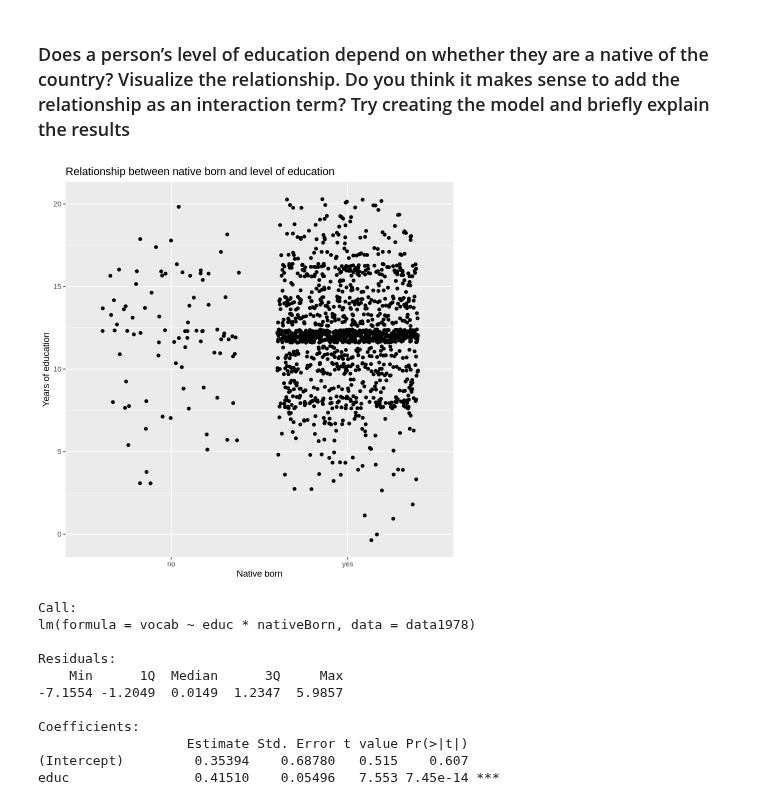
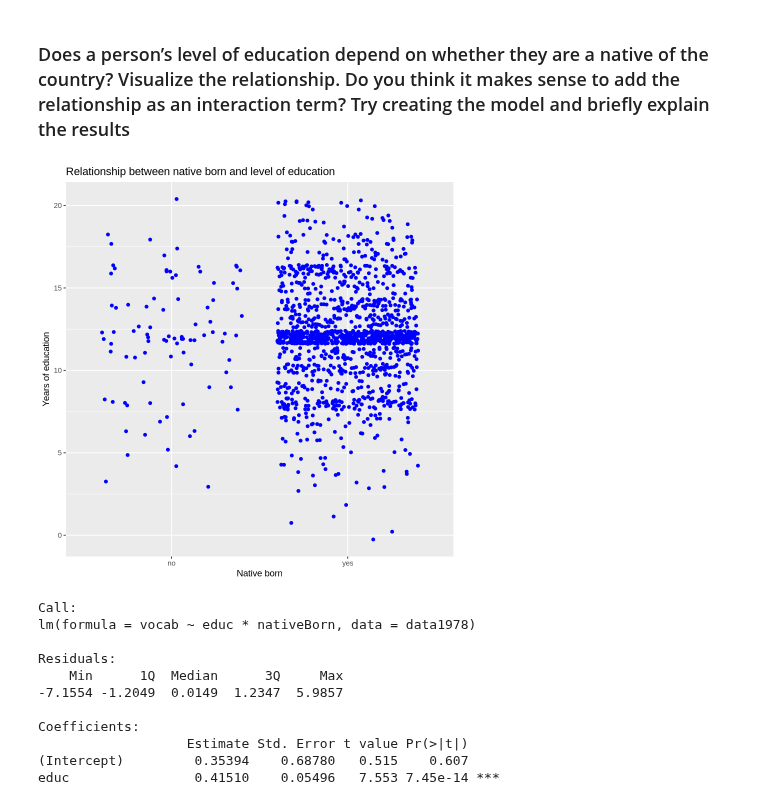
Before and after one commit to annamoll3r/CulturalDataScience, a Jupyter notebook: portfolio2.ipynb, the cells around one changed output. Cells and saved outputs as stored; diff of their text form; code cells hidden in the pictures.

```diff
--- a/portfolio2.ipynb
+++ b/portfolio2.ipynb
@@ -242,13 +242,13 @@ F-statistic: 305.6 on 2 and 1474 DF,  p-value: < 2.2e-16
 # %%
 ggplot(data1978,
        aes( x = nativeBorn,
             y = educ)) +
-    geom_point(position = 'jitter') +
+    geom_point(position = 'jitter', color = "blue") +
     labs(
         x = "Native born",
         y = "Years of education",
         title = "Relationship between native born and level of education"
         )
 # %% [output]
-[figure, old version]
+[figure, new version]
 # %%
```
Also changed, not shown: parts of 9 cells of this notebook.
